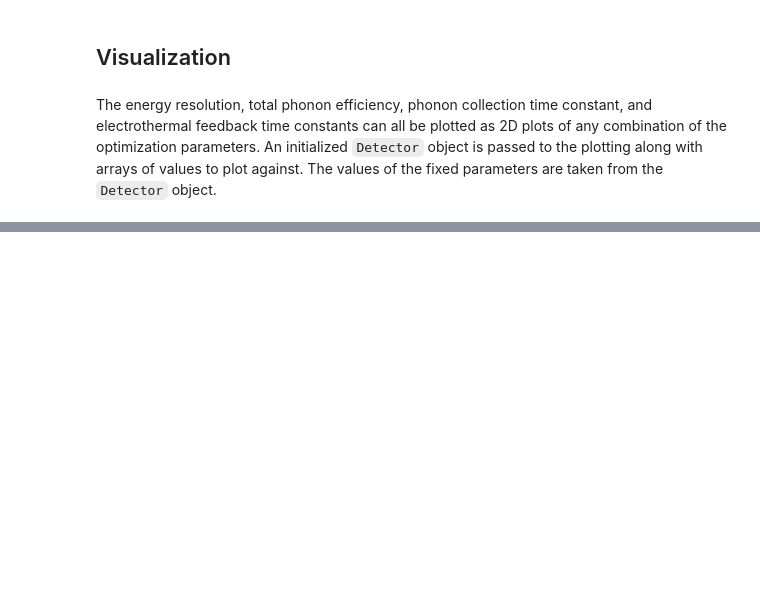
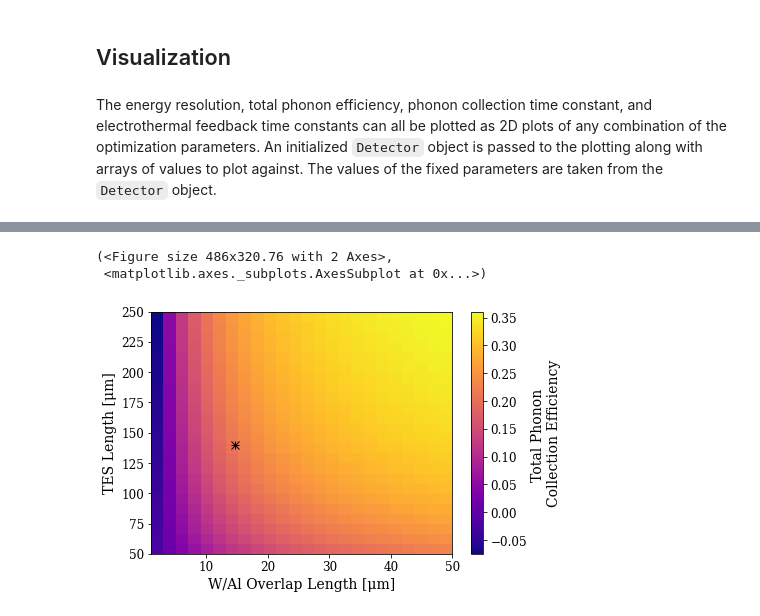
Before and after one commit to spice-herald/DarkOpt, a Jupyter notebook: Examples/example.ipynb, the cells around one changed output, grey strips where cells are left out. Drawn from its saved outputs; the diff is of its cells as text; code cells hidden in the pictures; blank space fills up the shorter version.

```diff
--- a/Examples/example.ipynb
+++ b/Examples/example.ipynb
@@ -143,7 +144,12 @@ NameError: name 'l' is not defined
 # %%
+n = 25
+
 l = np.linspace(50e-6, 250e-6, n)
-l_f = np.linspace(50e-6, 300e-6, n)
 l_overlap = np.linspace(1e-6, 50e-6, n)
-h_f = np.linspace(50e-9, 1000e-9, n)
 
-plot.plot_ltes_vs_l(l, l_f, det_opt, val='energy')
+
+plot.plot_ltes_vs_loverlap(l, l_overlap, det_opt, val='eff')
+# %% [output]
+(<Figure size 486x320.76 with 2 Axes>,
+ <matplotlib.axes._subplots.AxesSubplot at 0x...>)
+[figure, added]
```
Also changed, not shown: parts of 3 cells of this notebook.
